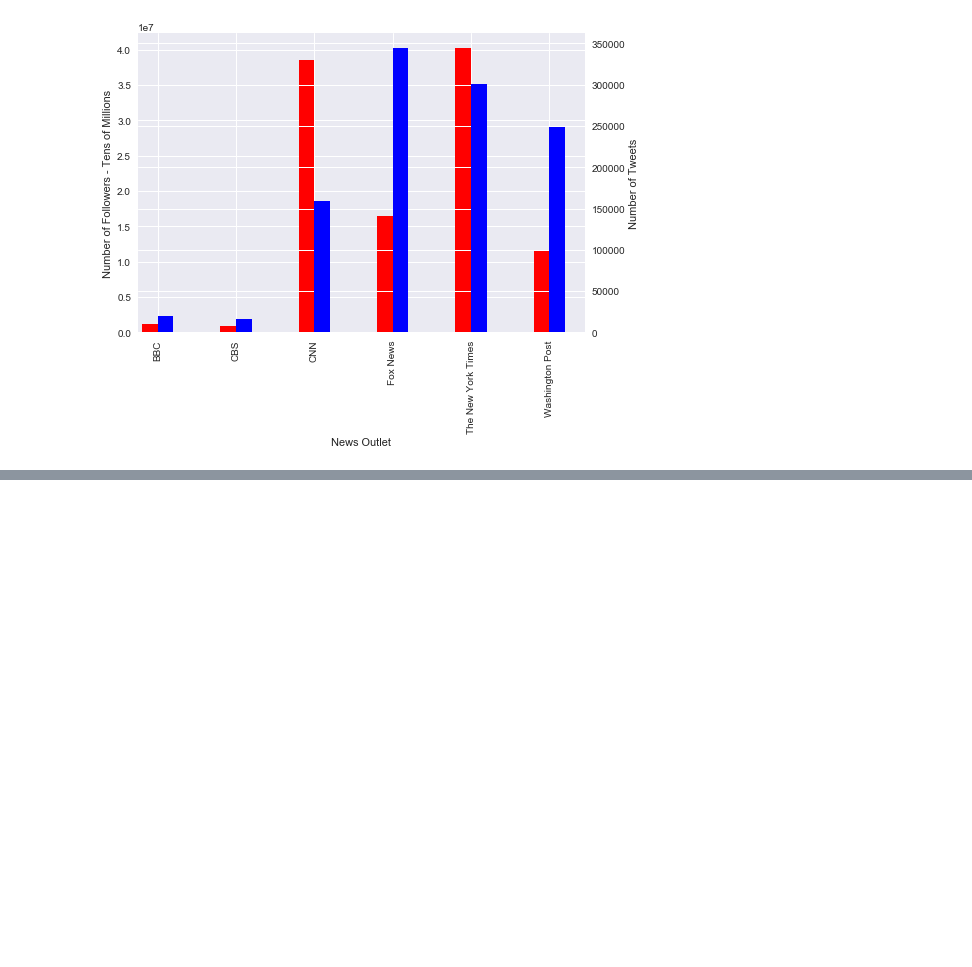
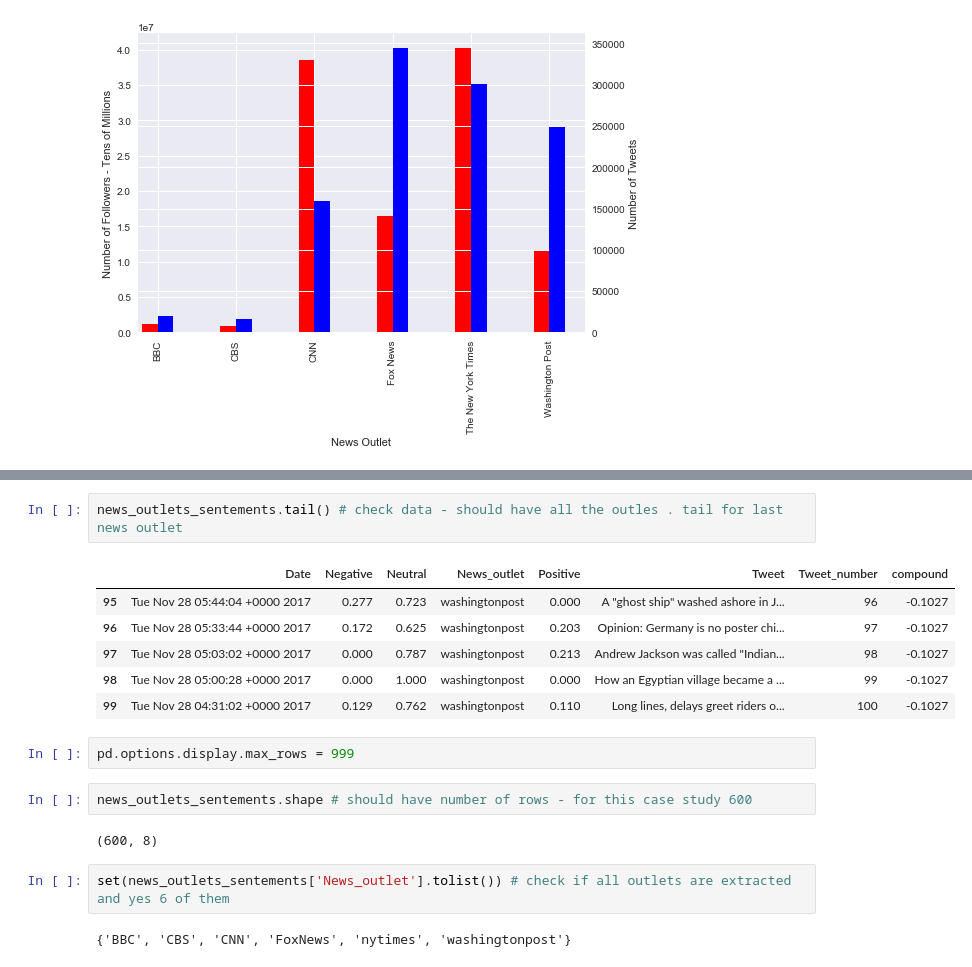
Before and after one commit to aerwemi/News-Mood-Sentiment-Analysis.Python, a Jupyter notebook: News Mood Sentiment Analysis -Python.ipynb, the cells around one changed output, grey strips where cells are left out. Drawn from its saved outputs; the diff is of its cells as text; blank space fills up the shorter version.

```diff
--- a/News Mood Sentiment Analysis -Python.ipynb
+++ b/News Mood Sentiment Analysis -Python.ipynb
@@ -111,0 +201,19 @@ plt.show()
+# %%
+news_outlets_sentements.tail() # check data - should have all the outles . tail for last news outlet
+# %% [output]
+|  | Date | Negative | Neutral | News_outlet | Positive | Tweet | Tweet_number | compound |
+| 95 | Tue Nov 28 05:44:04 +0000 2017 | 0.277 | 0.723 | washingtonpost | 0.000 | A "ghost ship" washed ashore in J... | 96 | -0.1027 |
+| 96 | Tue Nov 28 05:33:44 +0000 2017 | 0.172 | 0.625 | washingtonpost | 0.203 | Opinion: Germany is no poster chi... | 97 | -0.1027 |
+| 97 | Tue Nov 28 05:03:02 +0000 2017 | 0.000 | 0.787 | washingtonpost | 0.213 | Andrew Jackson was called "Indian... | 98 | -0.1027 |
+| 98 | Tue Nov 28 05:00:28 +0000 2017 | 0.000 | 1.000 | washingtonpost | 0.000 | How an Egyptian village became a ... | 99 | -0.1027 |
+| 99 | Tue Nov 28 04:31:02 +0000 2017 | 0.129 | 0.762 | washingtonpost | 0.110 | Long lines, delays greet riders o... | 100 | -0.1027 |
+# %%
+pd.options.display.max_rows = 999
+# %%
+news_outlets_sentements.shape # should have number of rows - for this case study 600
+# %% [output]
+(600, 8)
+# %%
+set(news_outlets_sentements['News_outlet'].tolist()) # check if all outlets are extracted and yes 6 of them
+# %% [output]
+{'BBC', 'CBS', 'CNN', 'FoxNews', 'nytimes', 'washingtonpost'}
```
Also changed, not shown: parts of 6 cells of this notebook.
